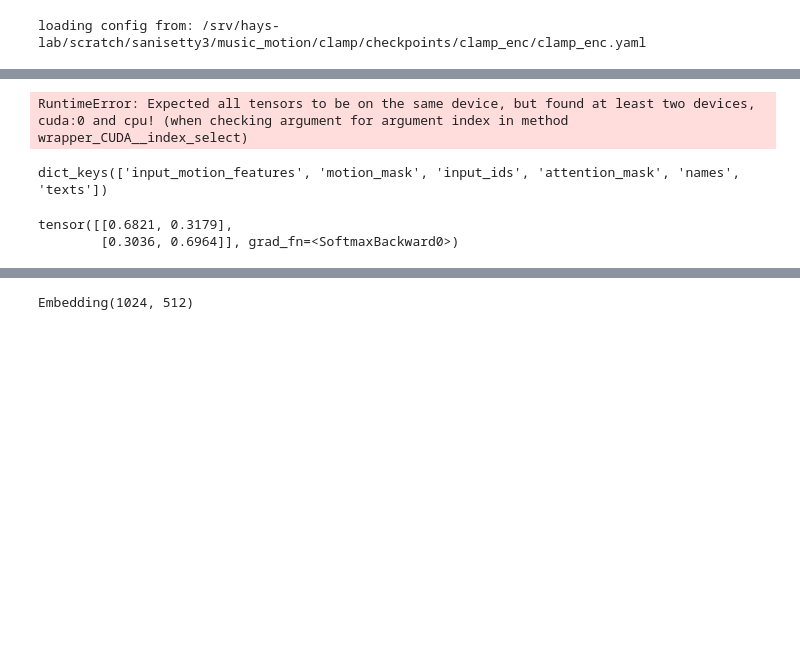
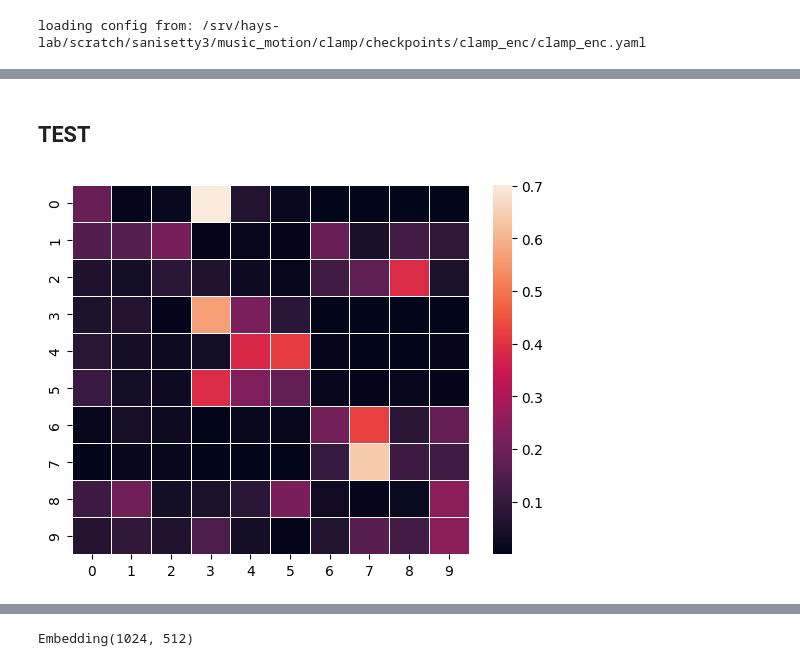
Before and after one commit to sohananisetty/CLAMP, a Jupyter notebook: motionclap.ipynb, the cells around one changed output, grey strips where cells are left out. Saved outputs shown, nothing was run; the diff lists cells and outputs as text; code cells hidden in the pictures; blank space fills up the shorter version.

```diff
--- a/motionclap.ipynb
+++ b/motionclap.ipynb
@@ -68 +73,4 @@ Some weights of ClampModel were not initialized from the model checkpoint at /sr
 You should probably TRAIN this model on a down-stream task to be able to use it for predictions and inference.
+# %%
+pp = torch.load("/srv/hays-lab/scratch/sanisetty3/music_motion/clamp/checkpoints/clamp_qnt/checkpoints/clamp_motion.30000.pt")
+clamp_model.load_state_dict(pp["model"])
@@ -73,5 +87,5 @@ clamp_feature_extractor = ClampFeatureExtractor.from_pretrained("/srv/hays-lab/s
 tokenizer = RobertaTokenizer.from_pretrained("/srv/hays-lab/scratch/sanisetty3/music_motion/clamp/clamp")
 clamp_processor = ClampProcessor(clamp_feature_extractor , tokenizer )
 # %%
-dset , sampler, w = load_dataset("/srv/hays-lab/scratch/sanisetty3/motionx")
+dset , sampler, w = load_dataset("/srv/hays-lab/scratch/sanisetty3/motionx" , dataset_names=['beat'] , split = "train")
 # %% [output]
@@ -79,11 +93,10 @@ Total number of motions animation: 268 and texts 268
 # %%
 train_loader = torch.utils.data.DataLoader(
         dset,
-        2,
+        10,
         sampler=sampler,
-        # shuffle=shuffle,
+        # shuffle=True,
         # num_workers=num_workers,
-        pin_memory=True,
         collate_fn=partial(simple_collate , clamp_processor = clamp_processor),
         drop_last=True,
     )
@@ -97,4 +146,7 @@ device(type='cuda', index=0)
 # %%
-for k in batch:
-    print(k , batch[k].device)
+for k in batch.keys():
+    try:
+        batch[k] = batch[k].to(device)
+    except:
+        continue
 # %% [output]
@@ -106,19 +170,14 @@ AttributeError: 'numpy.ndarray' object has no attribute 'device'
 # %%
 out = clamp_model(**batch , return_loss = True)
-# %% [output]
-RuntimeError: Expected all tensors to be on the same device, but found at least two devices, cuda:0 and cpu! (when checking argument for argument index in method wrapper_CUDA__index_select)
-# %%
-batch.keys()
-# %% [output]
-dict_keys(['input_motion_features', 'motion_mask', 'input_ids', 'attention_mask', 'names', 'texts'])
+# %% [markdown]
+## TEST
 # %%
 logits_per_text_vs_motion = out.logits_per_text_vs_motion
 probs = logits_per_text_vs_motion.softmax(dim=-1)
+ax = sns.heatmap(np.array(probs.detach().cpu()), linewidth=0.5)
+plt.show()
+# %% [output]
+[figure, added]
-# %%
-probs
-# %% [output]
-tensor([[0.6821, 0.3179],
-        [0.3036, 0.6964]], grad_fn=<SoftmaxBackward0>)
 # %%
 logits_per_motion_vs_text = out.logits_per_motion_vs_text
 probs2 = logits_per_motion_vs_text.softmax(dim=-1)
```
Also changed, not shown: parts of 47 cells of this notebook, 8 other files.
